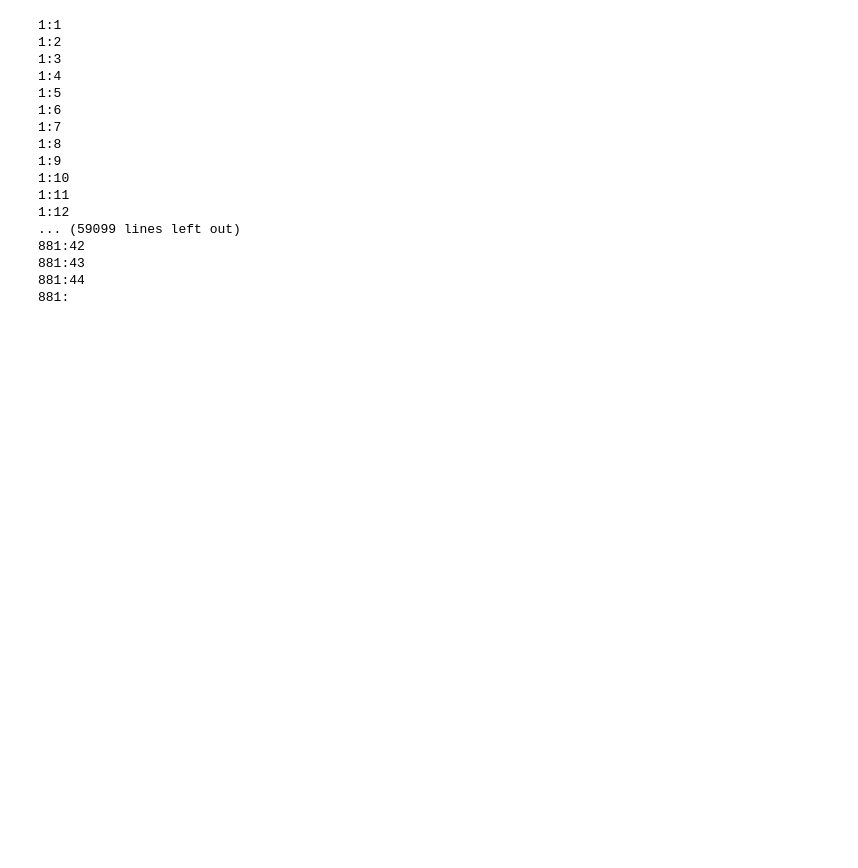
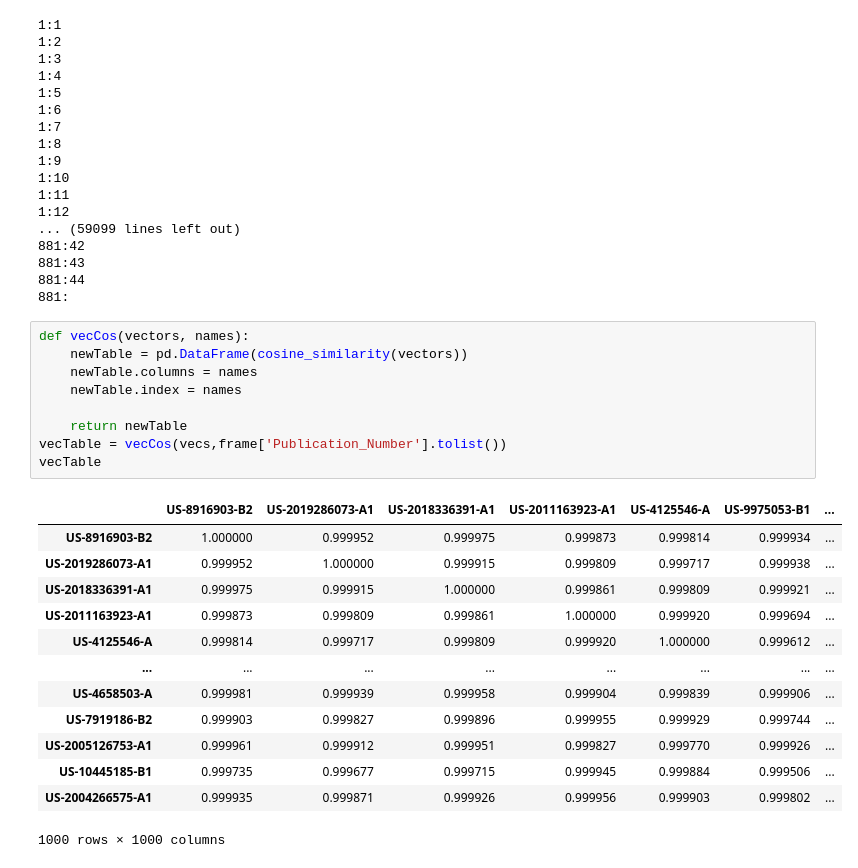
Before and after one commit to GabeAspir/Patent-Prior-Art-Finder, a Jupyter notebook: word2vec training.ipynb, the cells around one changed output. Drawn from its saved outputs; the diff is of its cells as text; blank space fills up the shorter version.

Commit message:
w2v similarity way too high

```diff
--- a/word2vec training.ipynb
+++ b/word2vec training.ipynb
@@ -70,3 +72,26 @@ print(vecs)
 881:43
 881:44
 881:
+# %%
+def vecCos(vectors, names):
+    newTable = pd.DataFrame(cosine_similarity(vectors))
+    newTable.columns = names
+    newTable.index = names
+
+    return newTable
+vecTable = vecCos(vecs,frame['Publication_Number'].tolist())
+vecTable
+# %% [output]
+|  | US-8916903-B2 | US-2019286073-A1 | US-2018336391-A1 | US-2011163923-A1 | US-4125546-A | US-9975053-B1 | ... |
+| US-8916903-B2 | 1.000000 | 0.999952 | 0.999975 | 0.999873 | 0.999814 | 0.999934 | ... |
+| US-2019286073-A1 | 0.999952 | 1.000000 | 0.999915 | 0.999809 | 0.999717 | 0.999938 | ... |
+| US-2018336391-A1 | 0.999975 | 0.999915 | 1.000000 | 0.999861 | 0.999809 | 0.999921 | ... |
+| US-2011163923-A1 | 0.999873 | 0.999809 | 0.999861 | 1.000000 | 0.999920 | 0.999694 | ... |
+| US-4125546-A | 0.999814 | 0.999717 | 0.999809 | 0.999920 | 1.000000 | 0.999612 | ... |
+| ... | ... | ... | ... | ... | ... | ... | ... |
+| US-4658503-A | 0.999981 | 0.999939 | 0.999958 | 0.999904 | 0.999839 | 0.999906 | ... |
+| US-7919186-B2 | 0.999903 | 0.999827 | 0.999896 | 0.999955 | 0.999929 | 0.999744 | ... |
+| US-2005126753-A1 | 0.999961 | 0.999912 | 0.999951 | 0.999827 | 0.999770 | 0.999926 | ... |
+| US-10445185-B1 | 0.999735 | 0.999677 | 0.999715 | 0.999945 | 0.999884 | 0.999506 | ... |
+| US-2004266575-A1 | 0.999935 | 0.999871 | 0.999926 | 0.999956 | 0.999903 | 0.999802 | ... |
+1000 rows × 1000 columns
```
Also changed, not shown: parts of 1 cell of this notebook.
